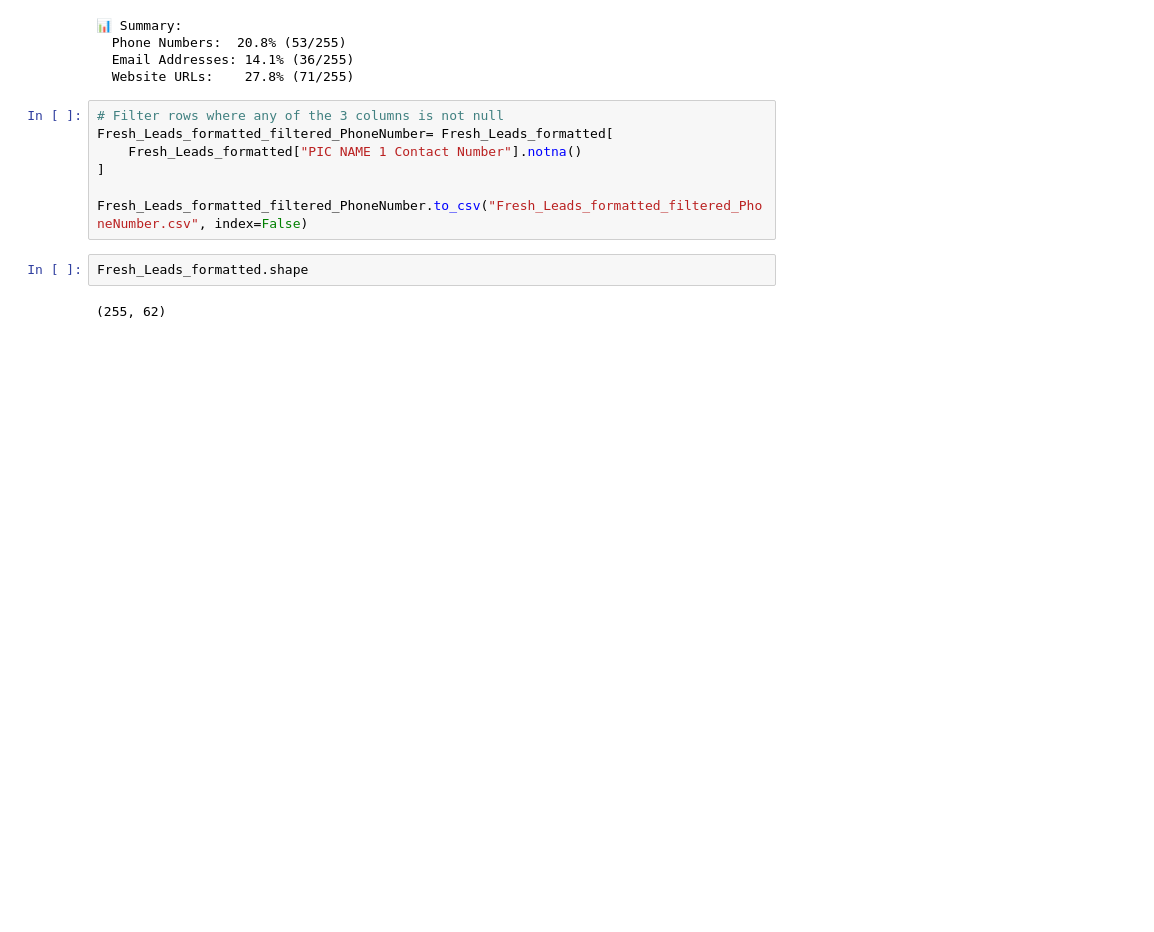
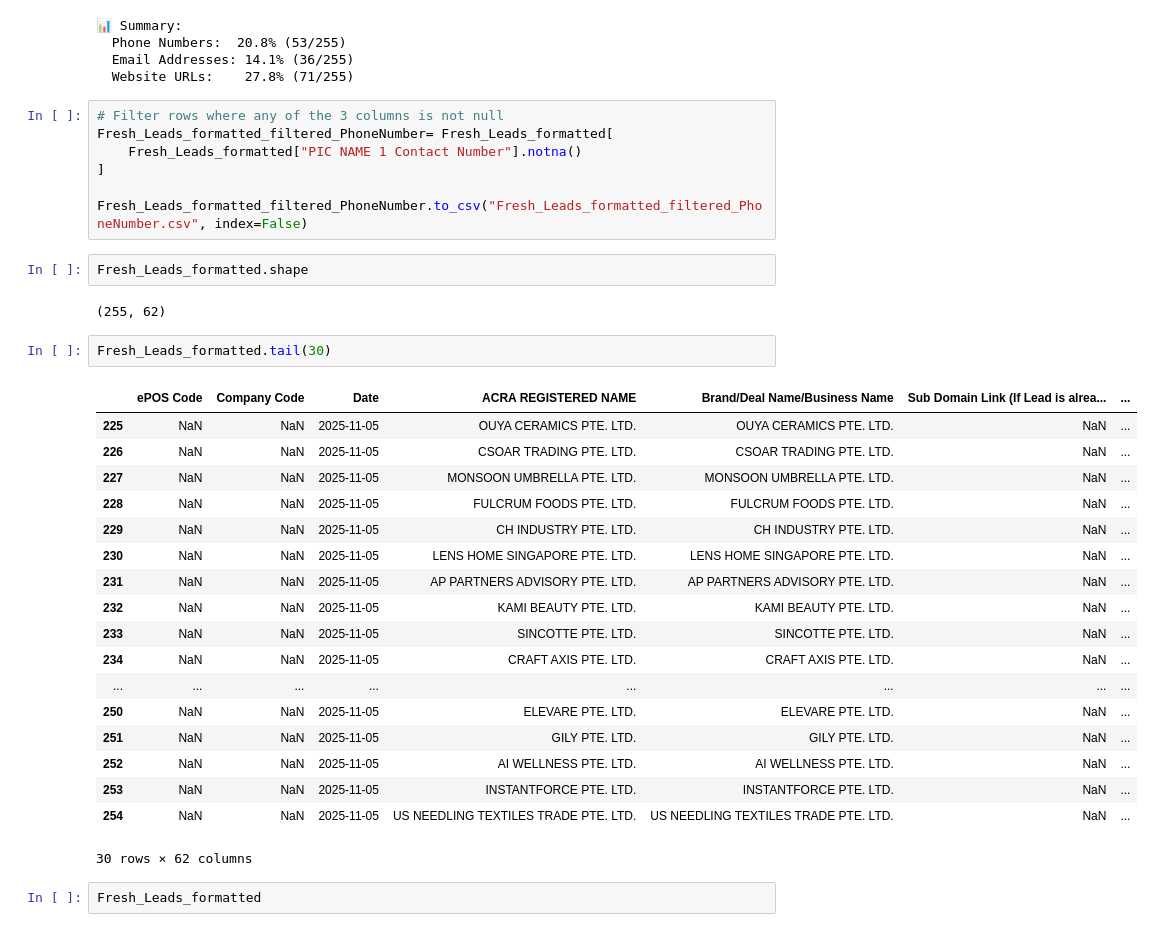
Before and after one commit to AzlieJohari57/Leads_Generation_Pipeline, a Jupyter notebook: test.ipynb, the cells around one changed output. Drawn from its saved outputs; the diff is of its cells as text; blank space fills up the shorter version.

```diff
--- a/test.ipynb
+++ b/test.ipynb
@@ -476,3 +474,26 @@ Fresh_Leads_formatted_filtered_PhoneNumber.to_csv("Fresh_Leads_formatted_filtere
 Fresh_Leads_formatted.shape
 # %% [output]
 (255, 62)
+# %%
+Fresh_Leads_formatted.tail(30)
+# %% [output]
+|  | ePOS Code | Company Code | Date | ACRA REGISTERED NAME | Brand/Deal Name/Business Name | Sub Domain Link (If Lead is alrea... | ... |
+| 225 | NaN | NaN | 2025-11-05 | OUYA CERAMICS PTE. LTD. | OUYA CERAMICS PTE. LTD. | NaN | ... |
+| 226 | NaN | NaN | 2025-11-05 | CSOAR TRADING PTE. LTD. | CSOAR TRADING PTE. LTD. | NaN | ... |
+| 227 | NaN | NaN | 2025-11-05 | MONSOON UMBRELLA PTE. LTD. | MONSOON UMBRELLA PTE. LTD. | NaN | ... |
+| 228 | NaN | NaN | 2025-11-05 | FULCRUM FOODS PTE. LTD. | FULCRUM FOODS PTE. LTD. | NaN | ... |
+| 229 | NaN | NaN | 2025-11-05 | CH INDUSTRY PTE. LTD. | CH INDUSTRY PTE. LTD. | NaN | ... |
+| 230 | NaN | NaN | 2025-11-05 | LENS HOME SINGAPORE PTE. LTD. | LENS HOME SINGAPORE PTE. LTD. | NaN | ... |
+| 231 | NaN | NaN | 2025-11-05 | AP PARTNERS ADVISORY PTE. LTD. | AP PARTNERS ADVISORY PTE. LTD. | NaN | ... |
+| 232 | NaN | NaN | 2025-11-05 | KAMI BEAUTY PTE. LTD. | KAMI BEAUTY PTE. LTD. | NaN | ... |
+| 233 | NaN | NaN | 2025-11-05 | SINCOTTE PTE. LTD. | SINCOTTE PTE. LTD. | NaN | ... |
+| 234 | NaN | NaN | 2025-11-05 | CRAFT AXIS PTE. LTD. | CRAFT AXIS PTE. LTD. | NaN | ... |
+| ... | ... | ... | ... | ... | ... | ... | ... |
+| 250 | NaN | NaN | 2025-11-05 | ELEVARE PTE. LTD. | ELEVARE PTE. LTD. | NaN | ... |
+| 251 | NaN | NaN | 2025-11-05 | GILY PTE. LTD. | GILY PTE. LTD. | NaN | ... |
+| 252 | NaN | NaN | 2025-11-05 | AI WELLNESS PTE. LTD. | AI WELLNESS PTE. LTD. | NaN | ... |
+| 253 | NaN | NaN | 2025-11-05 | INSTANTFORCE PTE. LTD. | INSTANTFORCE PTE. LTD. | NaN | ... |
+| 254 | NaN | NaN | 2025-11-05 | US NEEDLING TEXTILES TRADE PTE. LTD. | US NEEDLING TEXTILES TRADE PTE. LTD. | NaN | ... |
+30 rows × 62 columns
+# %%
+Fresh_Leads_formatted
```
Also changed, not shown: parts of 4 cells of this notebook, 7 other files.
